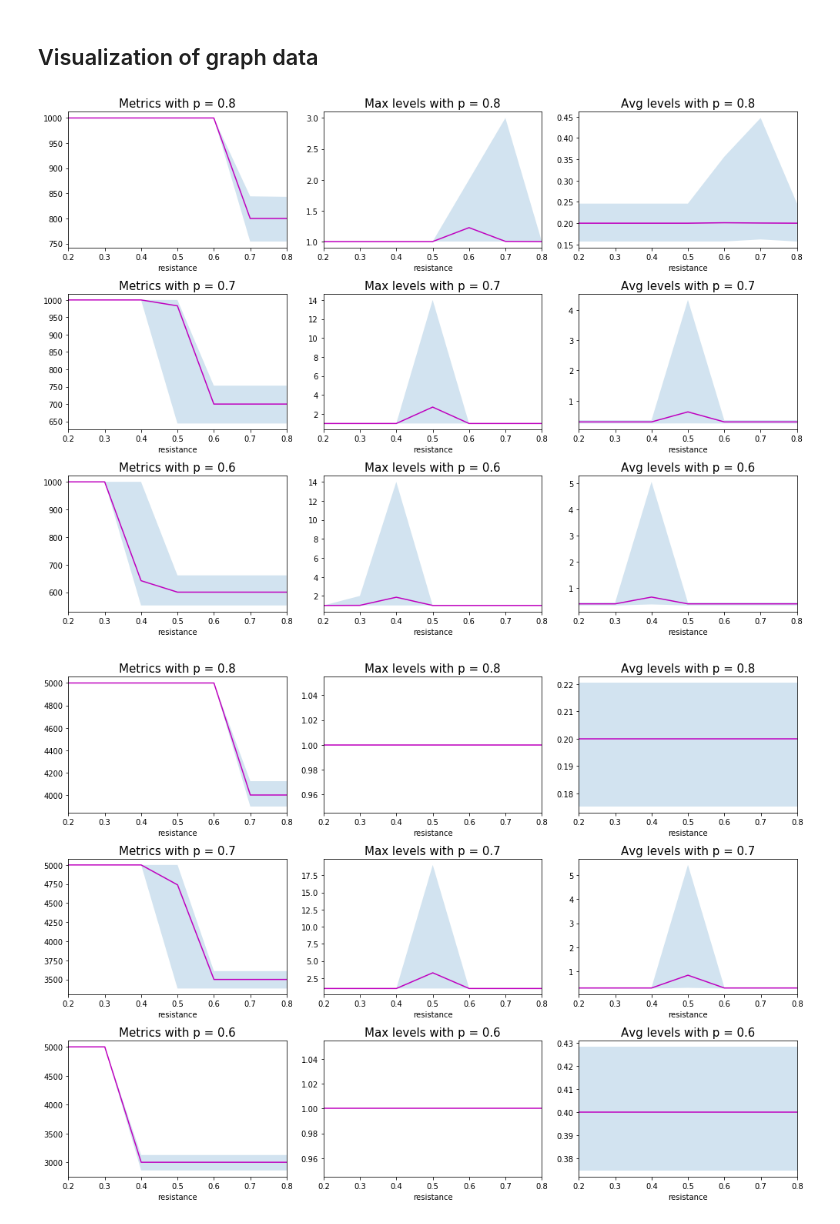
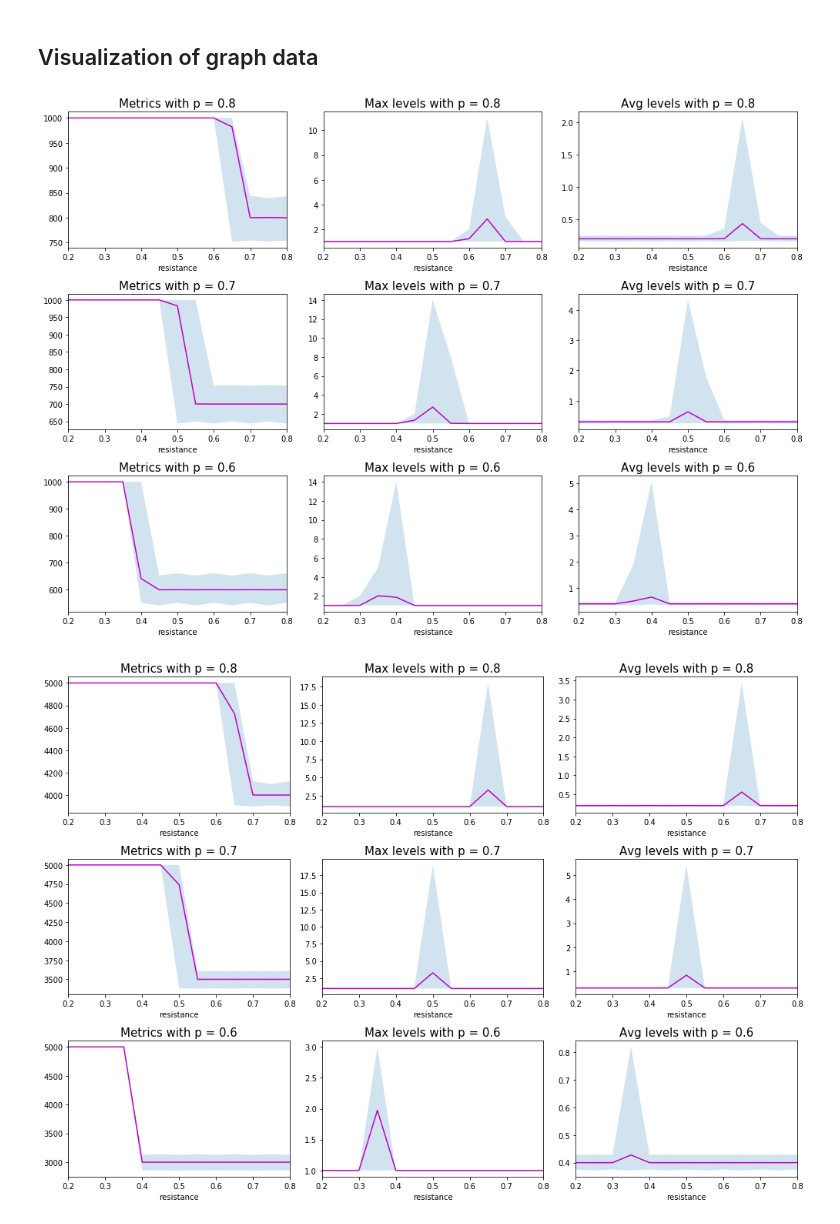
Before and after one commit to liacov/FLTR-Gnp, a Jupyter notebook: data-visualization.ipynb, the cells around one changed output. Saved outputs shown, nothing was run; the diff lists cells and outputs as text; code cells hidden in the pictures.

Commit message:
refinement data stage 3 on maxpred

```diff
--- a/data-visualization.ipynb
+++ b/data-visualization.ipynb
@@ -69,8 +69,14 @@ def plot_data_graphs(prob, directed, n, t):
     fig, axs = plt.subplots(len(prob), 3, figsize = (14,10))
     for i, p in enumerate(prob):
         # load data
-        raw_data = pd.read_csv('data/{}/ref_high/data_{}_{}_{}.csv'.format(thr, lab, n, p), index_col=0)
-        data = pd.read_csv('data/{}/ref_high/data_graph_{}_{}_{}.csv'.format(thr, lab, n, p)).set_index('resistance')
+        raw_data1 = pd.read_csv('data/{}/ref_high_phase2/data_{}_{}_{}.csv'.format(thr, lab, n, p), index_col=0)
+        raw_data2 = pd.read_csv('data/{}/ref_high_phase3/data_{}_{}_{}.csv'.format(thr, lab, n, p), index_col=0)
+        raw_data = pd.concat([raw_data1, raw_data2]).sort_index()
+        del raw_data1, raw_data2
+        data1 = pd.read_csv('data/{}/ref_high_phase2/data_graph_{}_{}_{}.csv'.format(thr, lab, n, p)).set_index('resistance')
+        data2 = pd.read_csv('data/{}/ref_high_phase3/data_graph_{}_{}_{}.csv'.format(thr, lab, n, p)).set_index('resistance')
+        data = pd.concat([data1, data2]).sort_index()
+        del data1, data2
         data_min = raw_data.groupby('resistance').min()[['metric', 'max_level', 'avg_level']]
         data_max = raw_data.groupby('resistance').max()[['metric', 'max_level', 'avg_level']]
         # plot data
@@ -95,14 +101,15 @@ def plot_data_graphs(prob, directed, n, t):
 # %%
 d = True
 t = True
 
 # reading resistances
-res = np.load('data/res_phase2.npy')
+# res = np.catenate(( np.load('data/res_phase2.npy'), np.load('data/res_phase3.npy') ))
+
 
 for n in [1000, 5000, 10000]:
     with open('data/keys{}.txt'.format(n), 'r') as f:
         prob = eval(f.read())
     plot_data_graphs([0.8, 0.7, 0.6], d, n, t)
 # %% [output]
-[figure, old version]
+[figure, new version]
-[figure, old version]
+[figure, new version]
```
Also changed, not shown: parts of 1 cell of this notebook, 57 other files.
